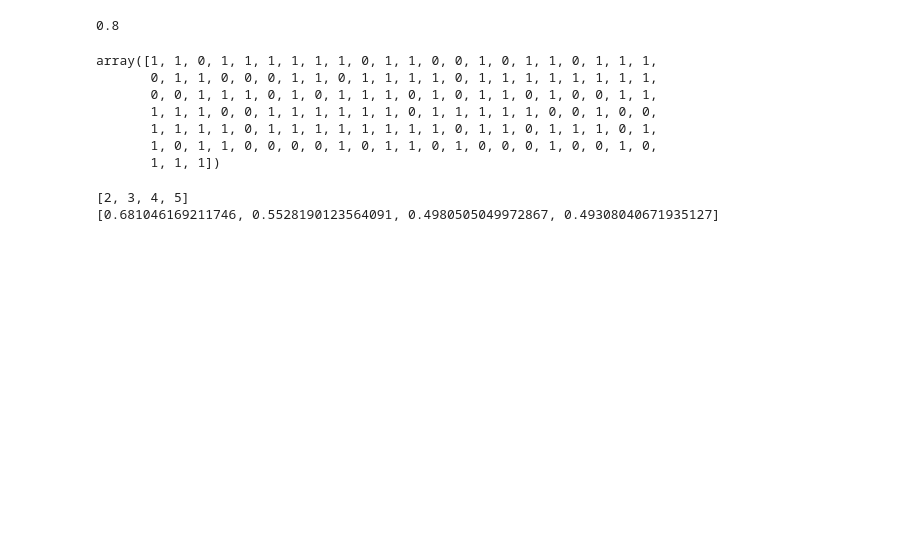
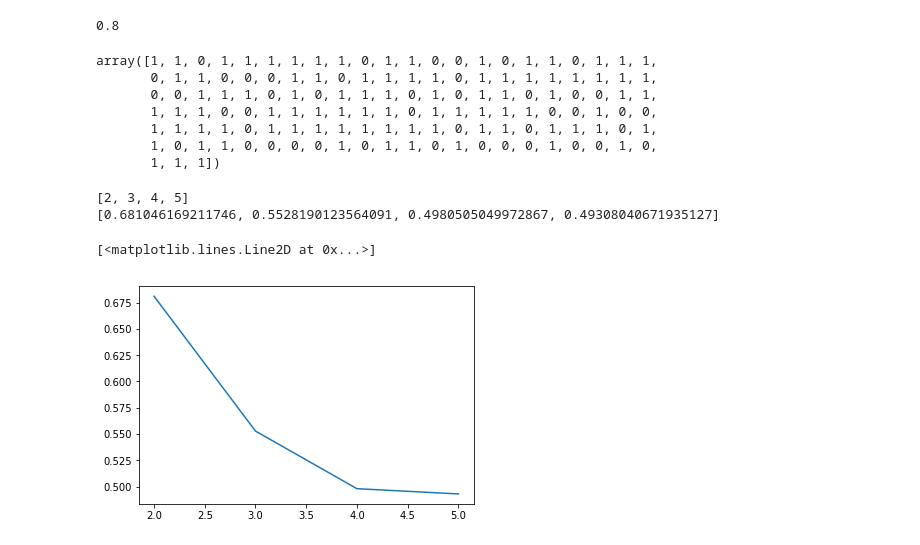
Before and after one commit to uuboyscy/cb104, a Jupyter notebook: Kmeans.ipynb, the cells around one changed output. Cells and saved outputs as stored; diff of their text form; code cells hidden in the pictures; blank space fills up the shorter version.

```diff
--- a/Kmeans.ipynb
+++ b/Kmeans.ipynb
@@ -77,3 +77,11 @@ print(ys)
 # %% [output]
 [2, 3, 4, 5]
 [0.681046169211746, 0.5528190123564091, 0.4980505049972867, 0.49308040671935127]
+# %%
+import matplotlib.pyplot as plt
+%matplotlib inline
+plt.plot(xs, ys)
+#plt.show()
+# %% [output]
+[<matplotlib.lines.Line2D at 0x...>]
+[figure, added]
```
